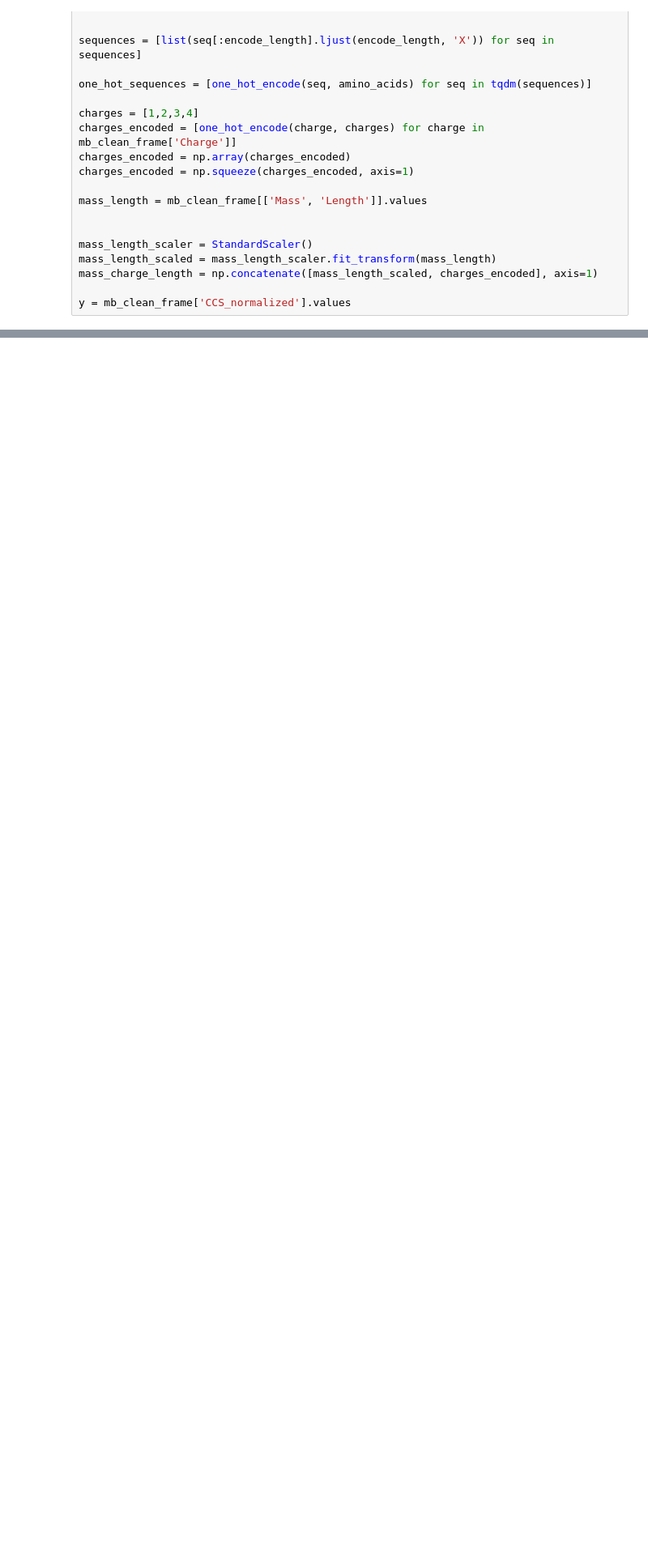
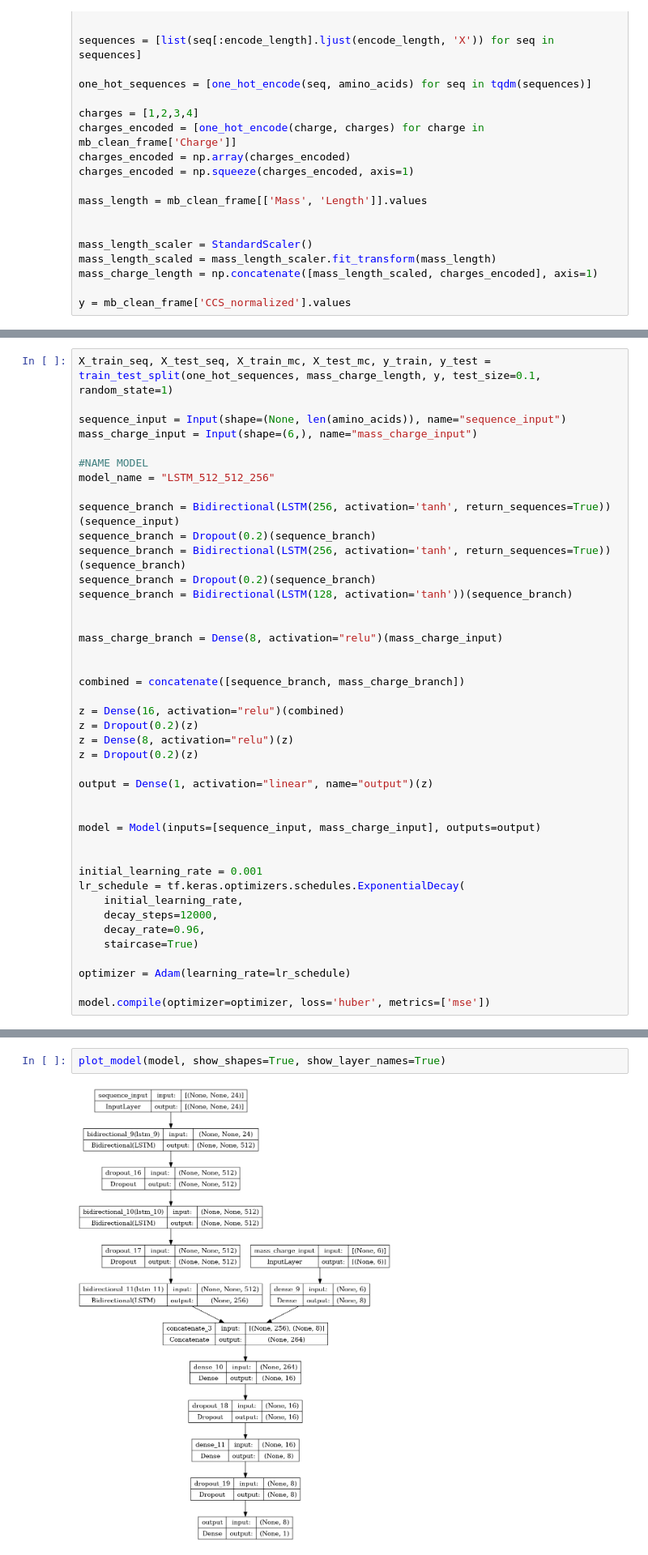
Before and after one commit to IngiumDev/ion-mobility-prediction, a Jupyter notebook: models/LSTM/lstm-model.ipynb, the cells around one changed output, grey strips where cells are left out. Shown at 81% size. Saved outputs shown, nothing was run; the diff lists cells and outputs as text; blank space fills up the shorter version.

Commit message:
Kaggle Notebook | LSTM_model | Huber loss, 256-256, lr optimizer

```diff
--- a/models/LSTM/lstm-model.ipynb
+++ b/models/LSTM/lstm-model.ipynb
@@ -110,0 +136,42 @@ print(one_hot_sequences_array.shape)
+# %%
+X_train_seq, X_test_seq, X_train_mc, X_test_mc, y_train, y_test = train_test_split(one_hot_sequences, mass_charge_length, y, test_size=0.1, random_state=1)
+
+sequence_input = Input(shape=(None, len(amino_acids)), name="sequence_input")
+mass_charge_input = Input(shape=(6,), name="mass_charge_input")
+
+#NAME MODEL
+model_name = "LSTM_512_512_256"
+
+sequence_branch = Bidirectional(LSTM(256, activation='tanh', return_sequences=True))(sequence_input)
+sequence_branch = Dropout(0.2)(sequence_branch)
+sequence_branch = Bidirectional(LSTM(256, activation='tanh', return_sequences=True))(sequence_branch)
+sequence_branch = Dropout(0.2)(sequence_branch)
+sequence_branch = Bidirectional(LSTM(128, activation='tanh'))(sequence_branch)
+
+
+mass_charge_branch = Dense(8, activation="relu")(mass_charge_input)
+
+
+combined = concatenate([sequence_branch, mass_charge_branch])
+
+z = Dense(16, activation="relu")(combined)
+z = Dropout(0.2)(z)
+z = Dense(8, activation="relu")(z)
+z = Dropout(0.2)(z)
+
+output = Dense(1, activation="linear", name="output")(z)
+
+
+model = Model(inputs=[sequence_input, mass_charge_input], outputs=output)
+
+
+initial_learning_rate = 0.001
+lr_schedule = tf.keras.optimizers.schedules.ExponentialDecay(
+    initial_learning_rate,
+    decay_steps=12000,
+    decay_rate=0.96,
+    staircase=True)
+
+optimizer = Adam(learning_rate=lr_schedule)
+
+model.compile(optimizer=optimizer, loss='huber', metrics=['mse'])
@@ -111 +186,5 @@ print(one_hot_sequences_array.shape)
+# %%
+plot_model(model, show_shapes=True, show_layer_names=True)
+# %% [output]
+[figure, added]
 # %% [markdown]
```
Also changed, not shown: parts of 33 cells of this notebook.
